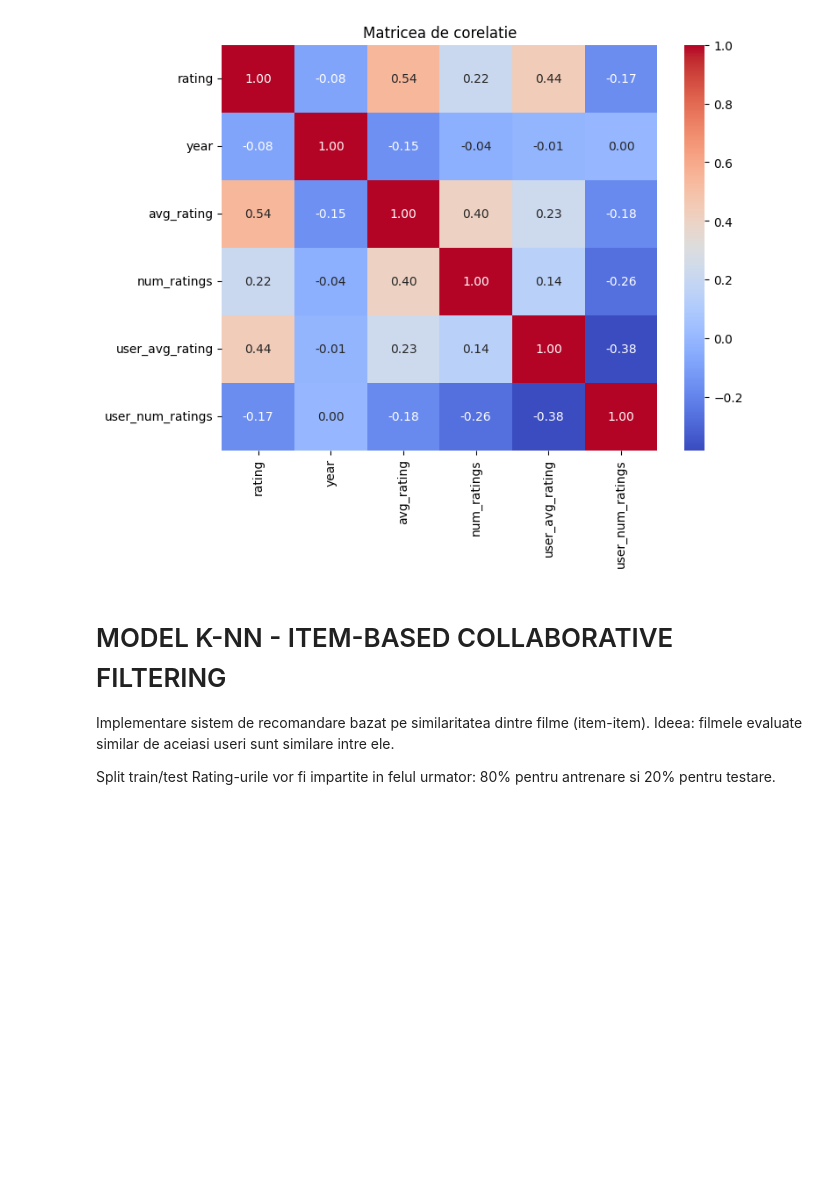
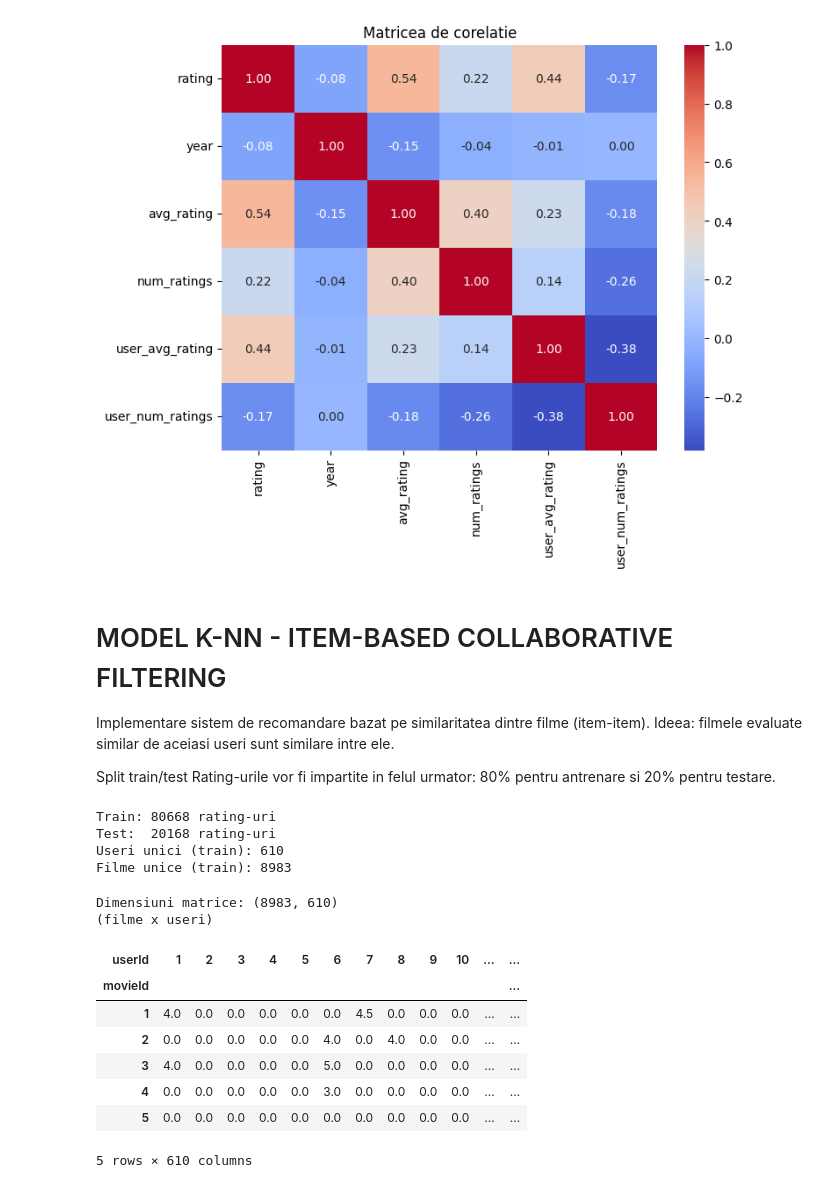
Before and after one commit to Alexandorel/ML-Product-Recommendation, a Jupyter notebook: src/python.ipynb, the cells around one changed output. Cells and saved outputs as stored; diff of their text form; code cells hidden in the pictures; blank space fills up the shorter version.

Commit message:
creare matrice user-movie din datele de training

```diff
--- a/src/python.ipynb
+++ b/src/python.ipynb
@@ -454,3 +454,44 @@ Ideea: filmele evaluate similar de aceiasi useri sunt similare intre ele.
 
 Split train/test
 Rating-urile vor fi impartite in felul urmator: 80% pentru antrenare si 20% pentru testare.
+# %%
+from sklearn.model_selection import train_test_split
+
+# folosesc doar coloanele necesare pentru modelul colaborativ
+ratings_cf = ratings[['userId', 'movieId', 'rating']].copy()
+
+train_ratings, test_ratings = train_test_split(
+    ratings_cf, test_size=0.2, random_state=42
+)
+
+print(f"Train: {train_ratings.shape[0]} rating-uri")
+print(f"Test:  {test_ratings.shape[0]} rating-uri")
+print(f"Useri unici (train): {train_ratings['userId'].nunique()}")
+print(f"Filme unice (train): {train_ratings['movieId'].nunique()}")
+# %% [output]
+Train: 80668 rating-uri
+Test:  20168 rating-uri
+Useri unici (train): 610
+Filme unice (train): 8983
+# %%
+# Matrice user-movie pentru train
+user_movie_matrix = train_ratings.pivot_table(
+    index='movieId',
+    columns='userId',
+    values='rating',
+    fill_value=0
+)
+print(f"Dimensiuni matrice: {user_movie_matrix.shape}")
+print(f"(filme x useri)")
+display(user_movie_matrix.head())
+# %% [output]
+Dimensiuni matrice: (8983, 610)
+(filme x useri)
+| userId | 1 | 2 | 3 | 4 | 5 | 6 | 7 | 8 | 9 | 10 | ... | ... |
+| movieId |  |  |  |  |  |  |  |  |  |  |  | ... |
+| 1 | 4.0 | 0.0 | 0.0 | 0.0 | 0.0 | 0.0 | 4.5 | 0.0 | 0.0 | 0.0 | ... | ... |
+| 2 | 0.0 | 0.0 | 0.0 | 0.0 | 0.0 | 4.0 | 0.0 | 4.0 | 0.0 | 0.0 | ... | ... |
+| 3 | 4.0 | 0.0 | 0.0 | 0.0 | 0.0 | 5.0 | 0.0 | 0.0 | 0.0 | 0.0 | ... | ... |
+| 4 | 0.0 | 0.0 | 0.0 | 0.0 | 0.0 | 3.0 | 0.0 | 0.0 | 0.0 | 0.0 | ... | ... |
+| 5 | 0.0 | 0.0 | 0.0 | 0.0 | 0.0 | 0.0 | 0.0 | 0.0 | 0.0 | 0.0 | ... | ... |
+5 rows × 610 columns
```
